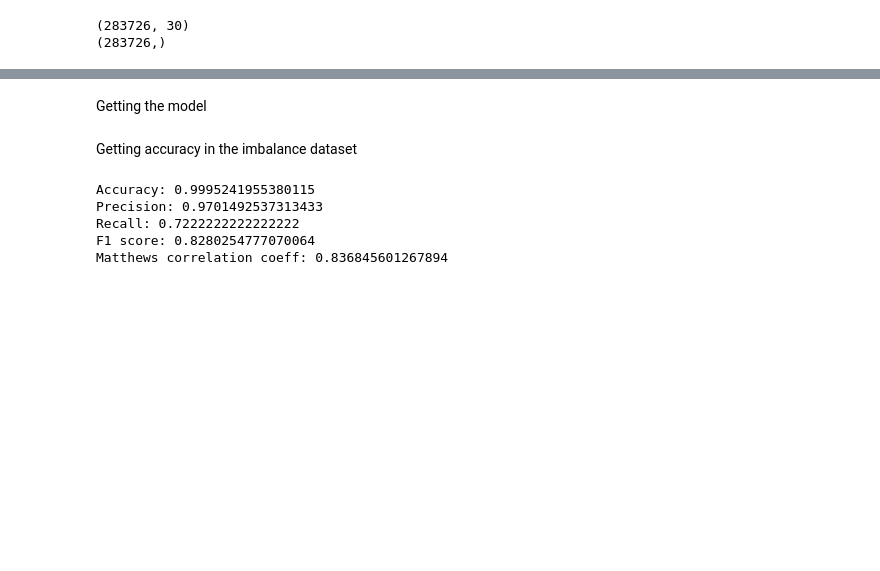
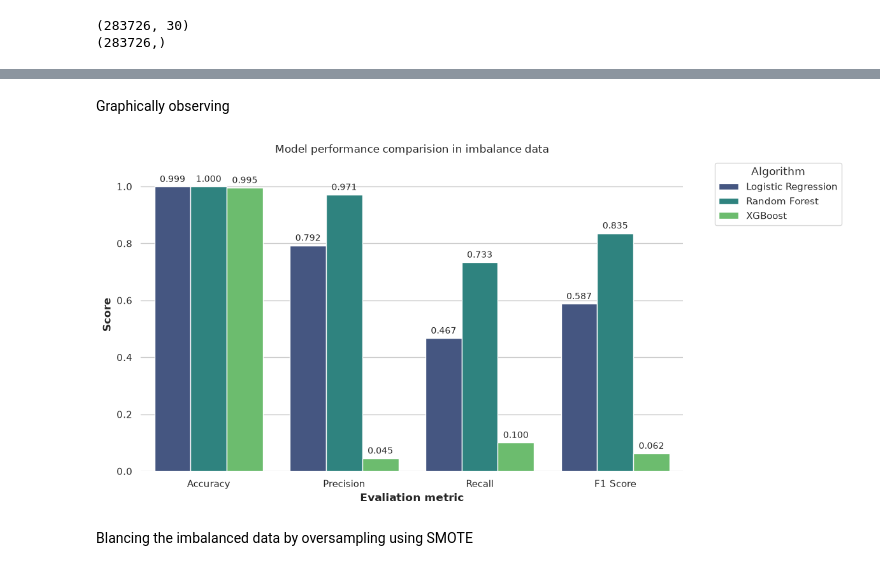
Before and after one commit to Subhadip-cloudCoder/Credit-Card-Fraud-Detection-Model, a Jupyter notebook: notebooks/main.ipynb, the cells around one changed output, grey strips where cells are left out. Drawn from its saved outputs; the diff is of its cells as text; code cells hidden in the pictures; blank space fills up the shorter version.

Commit message:
Added the multi model

```diff
--- a/notebooks/main.ipynb
+++ b/notebooks/main.ipynb
@@ -210,2 +261,2 @@ x_train, x_test, y_train, y_test = train_test_split(X_data, y_data, test_size=0.
 # %% [markdown]
-Getting the model
+Graphically observing
@@ -217,14 +263,35 @@ y_pred = rfc.predict(x_test)
-# %% [markdown]
-Getting accuracy in the imbalance dataset
-# %%
-print(f"Accuracy: {accuracy_score(y_test, y_pred)}")
-print(f"Precision: {precision_score(y_test, y_pred)}")
-print(f"Recall: {recall_score(y_test, y_pred)}")
-print(f"F1 score: {f1_score(y_test, y_pred)}")
-print(f"Matthews correlation coeff: {matthews_corrcoef(y_test, y_pred)}")
-# %% [output]
-Accuracy: 0.9995241955380115
-Precision: 0.9701492537313433
-Recall: 0.7222222222222222
-F1 score: 0.8280254777070064
-Matthews correlation coeff: 0.836845601267894
+# %%
+df_melted = df_comparison.reset_index().melt(
+    id_vars="Model",
+    var_name="Metric",
+    value_name="Score"
+)
+
+sns.set_theme(style="whitegrid")
+plt.figure(figsize=(12, 6))
+
+ax = sns.barplot(
+    data=df_melted,
+    x="Metric",
+    y="Score",
+    hue="Model",
+    palette="viridis"
+)
+
+plt.title("Model performance comparision in imbalance data")
+plt.xlabel("Evaliation metric", fontsize=12, fontweight='bold')
+plt.ylabel("Score", fontsize=12, fontweight='bold')
+plt.ylim(0, 1.1)
+plt.legend(title="Algorithm", bbox_to_anchor=(1.05, 1), loc='upper left')
+
+for container in ax.containers:
+    ax.bar_label(container, fmt='%.3f', padding=3, fontsize=10)
+
+sns.despine(left=True, bottom=True)
+plt.tight_layout()
+
+plt.show()
+# %% [output]
+[figure, added]
+# %% [markdown]
+Blancing the imbalanced data by oversampling using SMOTE
```
Also changed, not shown: parts of 4 cells of this notebook, 1 other file.
